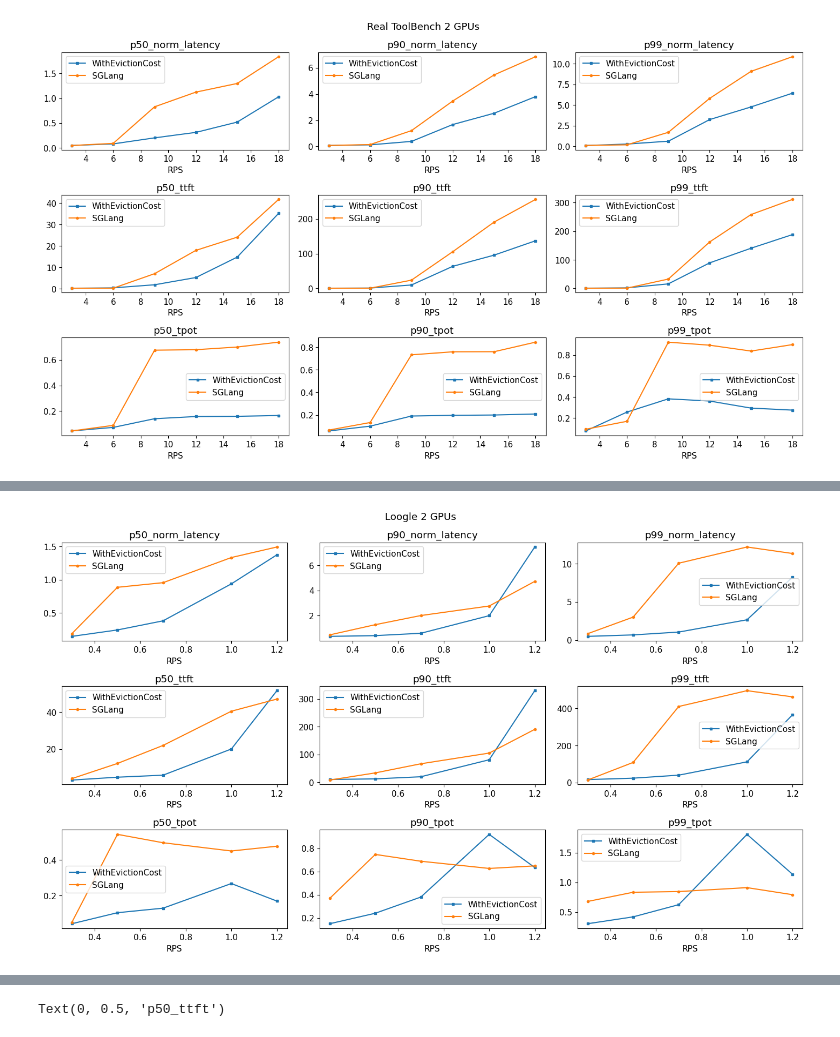
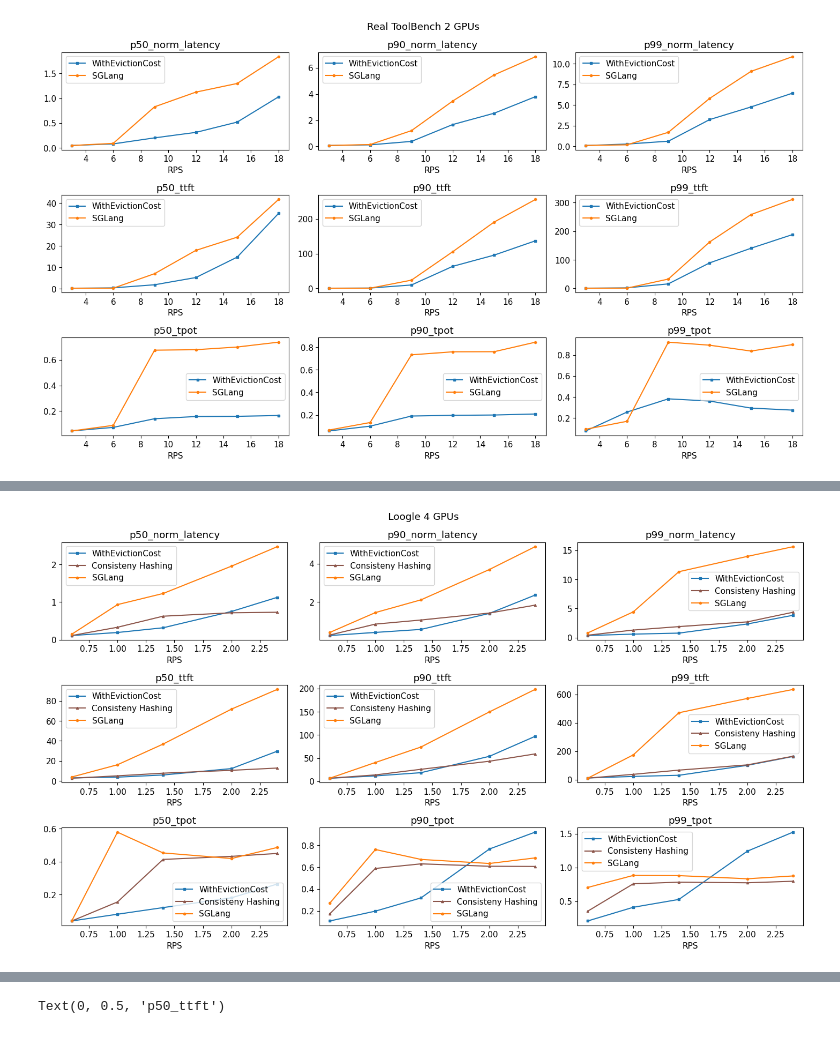
Before and after one commit to WukLab/preble, a Jupyter notebook: nsdi_plots/e2e.ipynb, the cells around one changed output, grey strips where cells are left out. Cells and saved outputs as stored; diff of their text form; code cells hidden in the pictures.

Commit message:
add partial eviction

```diff
--- a/nsdi_plots/e2e.ipynb
+++ b/nsdi_plots/e2e.ipynb
@@ -133,24 +9,0 @@ plt.show()
-# %%
-y_column = 'p50_norm_latency'
-
-fig, ax = plt.subplots(1, 3, figsize=(14.5, 3.5))
-df_2r = plot_utils.read_e2e_csv_metrics('/mnt/ssd1/alm-os/sglang_multi_model/ckpt_all_in_one/2r_loogle_limited/exp.csv')
-for name, group in df_2r:
-    ax[0].plot(group['rps'], group[y_column],
-               **plot_utils.policy_mapping[':'.join(name)])
-    # ax[0].set_xlim(3, 18)
-    ax[0].set_xlabel('RPS')
-    ax[0].legend()
-    ax[0].set_title('(a) 7B Mistral, 2 GPU', y=-0.4)
-
-df_4r = plot_utils.read_e2e_csv_metrics('/mnt/ssd1/alm-os/sglang_multi_model/ckpt_all_in_one/4r_loogle_limited/exp.csv')
-for name, group in df_4r:
-    ax[1].plot(group['rps'], group[y_column],
-               **plot_utils.policy_mapping[':'.join(name)])
-    # ax[0].set_xlim(3, 18
-    ax[1].set_xlabel('RPS')
-    ax[1].legend()
-    ax[1].set_title('(a) 7B Mistral, 4 GPU', y=-0.4)
-
-fig.suptitle('Loogle')
-ax[0].set_ylabel(y_column)
@@ -193,12 +55,12 @@ plt.tight_layout()
 # %%
 fig, ax = plt.subplots(3, 3, figsize=(14.5, 8.5))
 y_columns = ['p50_norm_latency', 'p90_norm_latency', 'p99_norm_latency']
 y_columns1 = ['p50_ttft', 'p90_ttft', 'p99_ttft']
 y_columns2 = ['p50_tpot', 'p90_tpot', 'p99_tpot']
-plot_all_metrics('/mnt/ssd1/alm-os/sglang_multi_model/ckpt_all_in_one/2r_loogle_limited/exp.csv', ax[0], y_columns)
-plot_all_metrics('/mnt/ssd1/alm-os/sglang_multi_model/ckpt_all_in_one/2r_loogle_limited/exp.csv', ax[1], y_columns1)
-plot_all_metrics('/mnt/ssd1/alm-os/sglang_multi_model/ckpt_all_in_one/2r_loogle_limited/exp.csv', ax[2], y_columns2)
-fig.suptitle('Loogle 2 GPUs')
+plot_all_metrics('/mnt/ssd1/alm-os/sglang_multi_model/ckpt_all_in_one_partial_comparison/4r_loogle_k=10/exp.csv', ax[0], y_columns)
+plot_all_metrics('/mnt/ssd1/alm-os/sglang_multi_model/ckpt_all_in_one_partial_comparison/4r_loogle_k=10/exp.csv', ax[1], y_columns1)
+plot_all_metrics('/mnt/ssd1/alm-os/sglang_multi_model/ckpt_all_in_one_partial_comparison/4r_loogle_k=10/exp.csv', ax[2], y_columns2)
+fig.suptitle('Loogle 4 GPUs')
 plt.tight_layout()
 # %% [output]
-[figure, old version]
+[figure, new version]
```
Also changed, not shown: parts of 11 cells of this notebook, 15 other files.
